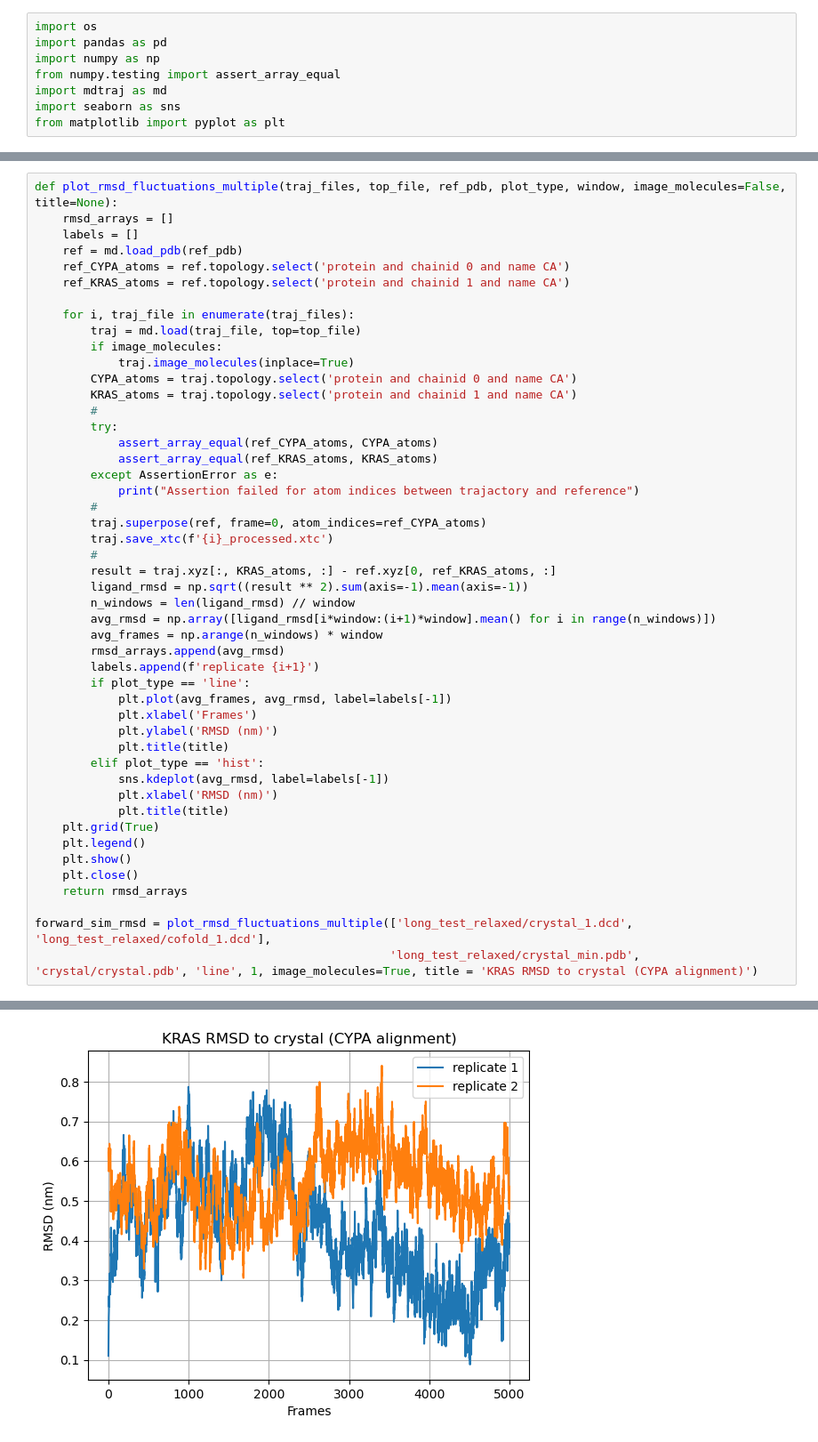
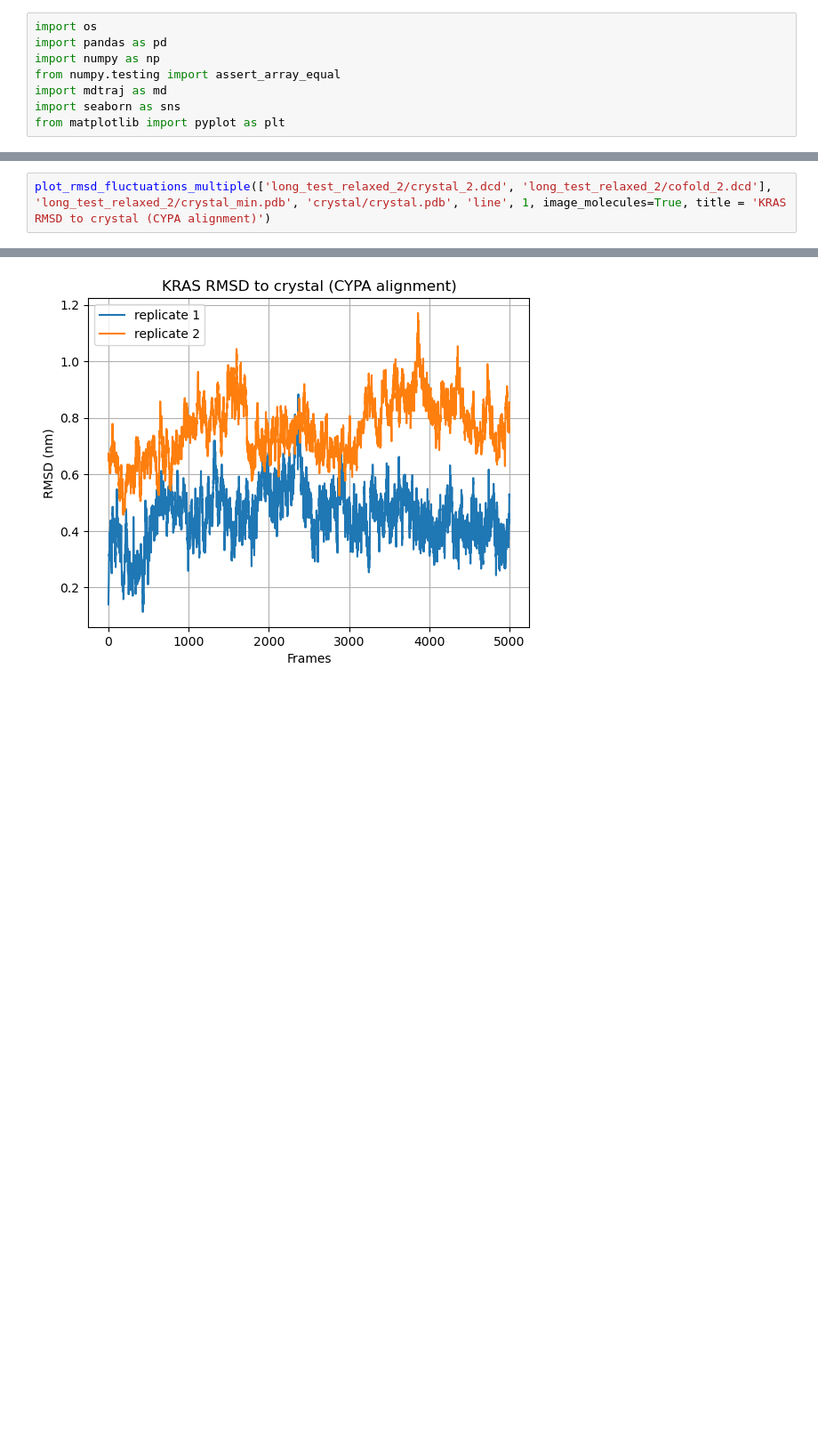
Before and after one commit to HaoLan-compchem/blog_03_12_2025, a Jupyter notebook: ternary_complex/comparable_md/analysis.ipynb, the cells around one changed output, grey strips where cells are left out. Shown at 89% size. Cells and saved outputs as stored; diff of their text form; blank space fills up the shorter version.

```diff
--- a/ternary_complex/comparable_md/analysis.ipynb
+++ b/ternary_complex/comparable_md/analysis.ipynb
@@ -9,54 +63,9 @@ from matplotlib import pyplot as plt
 # %%
-def plot_rmsd_fluctuations_multiple(traj_files, top_file, ref_pdb, plot_type, window, image_molecules=False, title=None):
-    rmsd_arrays = []
-    labels = []
-    ref = md.load_pdb(ref_pdb)
-    ref_CYPA_atoms = ref.topology.select('protein and chainid 0 and name CA')
-    ref_KRAS_atoms = ref.topology.select('protein and chainid 1 and name CA')
-
-    for i, traj_file in enumerate(traj_files):
-        traj = md.load(traj_file, top=top_file)
-        if image_molecules:
-            traj.image_molecules(inplace=True)
-        CYPA_atoms = traj.topology.select('protein and chainid 0 and name CA')
-        KRAS_atoms = traj.topology.select('protein and chainid 1 and name CA')
-        #
-        try:
-            assert_array_equal(ref_CYPA_atoms, CYPA_atoms)
-            assert_array_equal(ref_KRAS_atoms, KRAS_atoms)
-        except AssertionError as e:
-            print("Assertion failed for atom indices between trajactory and reference")
-        #
-        traj.superpose(ref, frame=0, atom_indices=ref_CYPA_atoms)
-        traj.save_xtc(f'{i}_processed.xtc')
-        #
-        result = traj.xyz[:, KRAS_atoms, :] - ref.xyz[0, ref_KRAS_atoms, :]
-        ligand_rmsd = np.sqrt((result ** 2).sum(axis=-1).mean(axis=-1))
-        n_windows = len(ligand_rmsd) // window
-        avg_rmsd = np.array([ligand_rmsd[i*window:(i+1)*window].mean() for i in range(n_windows)])
-        avg_frames = np.arange(n_windows) * window
-        rmsd_arrays.append(avg_rmsd)
-        labels.append(f'replicate {i+1}')
-        if plot_type == 'line':
-            plt.plot(avg_frames, avg_rmsd, label=labels[-1])
-            plt.xlabel('Frames')
-            plt.ylabel('RMSD (nm)')
-            plt.title(title)
-        elif plot_type == 'hist':
-            sns.kdeplot(avg_rmsd, label=labels[-1])
-            plt.xlabel('RMSD (nm)')
-            plt.title(title)
-    plt.grid(True)
-    plt.legend()
-    plt.show()
-    plt.close()
-    return rmsd_arrays
-
-forward_sim_rmsd = plot_rmsd_fluctuations_multiple(['long_test_relaxed/crystal_1.dcd', 'long_test_relaxed/cofold_1.dcd'],
-                                                   'long_test_relaxed/crystal_min.pdb', 'crystal/crystal.pdb', 'line', 1, image_molecules=True, title = 'KRAS RMSD to crystal (CYPA alignment)')
+plot_rmsd_fluctuations_multiple(['long_test_relaxed_2/crystal_2.dcd', 'long_test_relaxed_2/cofold_2.dcd'],
+'long_test_relaxed_2/crystal_min.pdb', 'crystal/crystal.pdb', 'line', 1, image_molecules=True, title = 'KRAS RMSD to crystal (CYPA alignment)')
 # %% [output]
 dcdplugin) detected standard 32-bit DCD file of native endianness
 dcdplugin) CHARMM format DCD file (also NAMD 2.1 and later)
 dcdplugin) detected standard 32-bit DCD file of native endianness
 dcdplugin) CHARMM format DCD file (also NAMD 2.1 and later)
-[figure, old version]
+[figure, new version]
```
Also changed, not shown: parts of 5 cells of this notebook, 8 other files.
